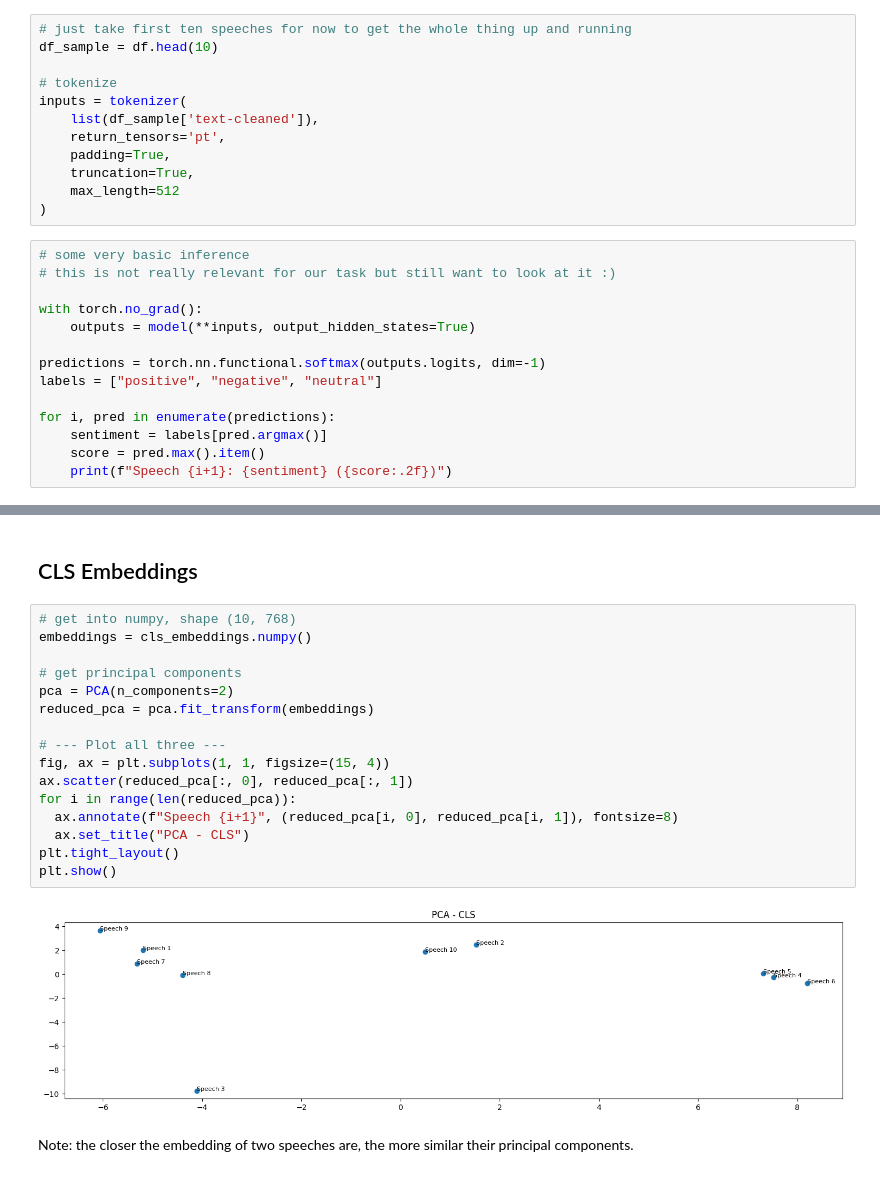
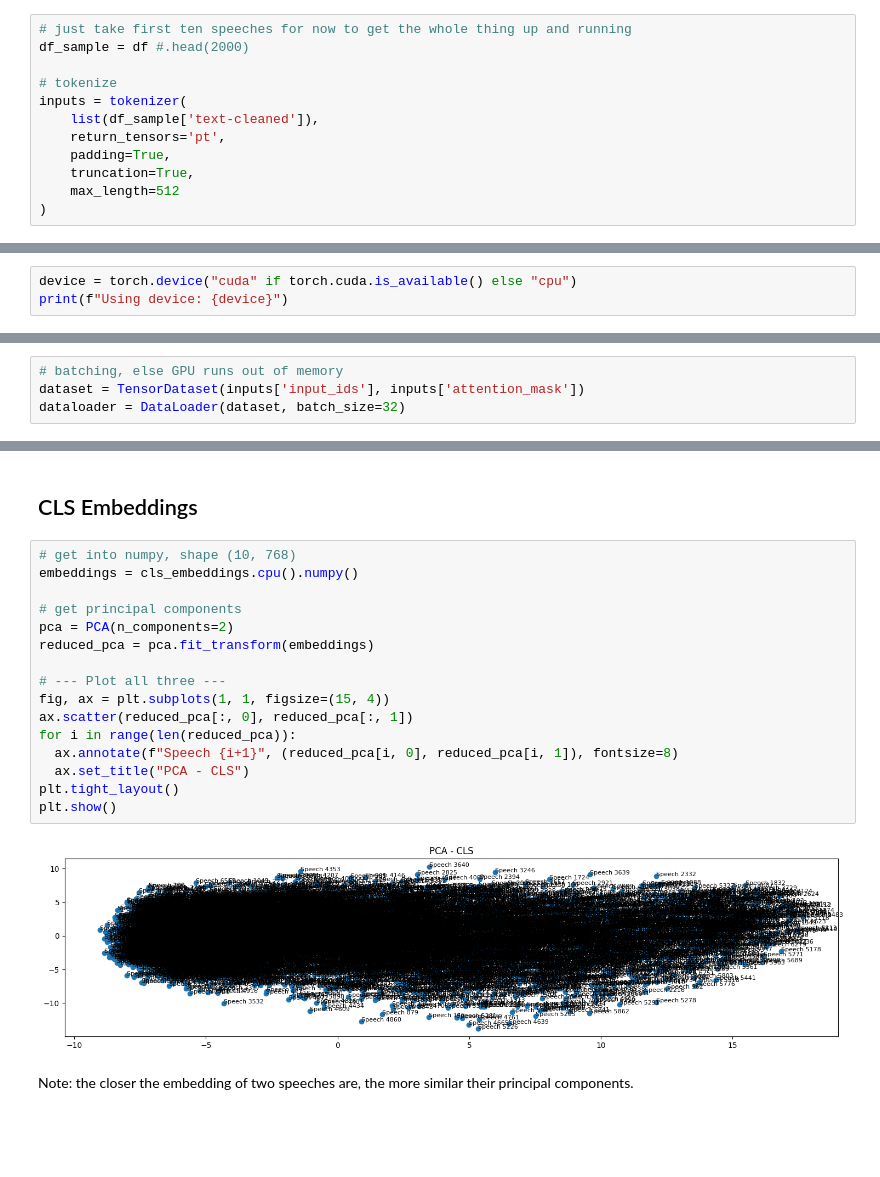
Before and after one commit to minnaheim/aml2026-group-3, a Jupyter notebook: src/embeddings_pipeline.ipynb, the cells around one changed output, grey strips where cells are left out. Cells and saved outputs as stored; diff of their text form; blank space fills up the shorter version.

Commit message:
adjust FinBERT pipeline with batching

```diff
--- a/src/embeddings_pipeline.ipynb
+++ b/src/embeddings_pipeline.ipynb
@@ -68,7 +79,7 @@ Index(['Unnamed: 0', 'URL', 'PDF', 'Title', 'Subtitle', 'Date', 'Authorname',
 # Running the Model
 # %%
 # just take first ten speeches for now to get the whole thing up and running
-df_sample = df.head(10)
+df_sample = df #.head(2000)
 
 # tokenize
 inputs = tokenizer(
@@ -78,17 +89,3 @@ inputs = tokenizer(
     truncation=True,
     max_length=512
 )
-# %%
-# some very basic inference
-# this is not really relevant for our task but still want to look at it :)
-
-with torch.no_grad():
-    outputs = model(**inputs, output_hidden_states=True)
-
-predictions = torch.nn.functional.softmax(outputs.logits, dim=-1)
-labels = ["positive", "negative", "neutral"]
-
-for i, pred in enumerate(predictions):
-    sentiment = labels[pred.argmax()]
-    score = pred.max().item()
-    print(f"Speech {i+1}: {sentiment} ({score:.2f})")
@@ -112,0 +92,3 @@ mean_embeddings = outputs.hidden_states[-1].mean(dim=1)  # shape: (10, 768)
+# %%
+device = torch.device("cuda" if torch.cuda.is_available() else "cpu")
+print(f"Using device: {device}")
@@ -112,0 +97,4 @@ mean_embeddings = outputs.hidden_states[-1].mean(dim=1)  # shape: (10, 768)
+# %%
+# batching, else GPU runs out of memory
+dataset = TensorDataset(inputs['input_ids'], inputs['attention_mask'])
+dataloader = DataLoader(dataset, batch_size=32)
@@ -116,22 +155,22 @@ mean_embeddings = outputs.hidden_states[-1].mean(dim=1)  # shape: (10, 768)
 ## CLS Embeddings
 # %%
 # get into numpy, shape (10, 768)
-embeddings = cls_embeddings.numpy()
+embeddings = cls_embeddings.cpu().numpy()
 
 # get principal components
 pca = PCA(n_components=2)
 reduced_pca = pca.fit_transform(embeddings)
 
 # --- Plot all three ---
 fig, ax = plt.subplots(1, 1, figsize=(15, 4))
 ax.scatter(reduced_pca[:, 0], reduced_pca[:, 1])
 for i in range(len(reduced_pca)):
   ax.annotate(f"Speech {i+1}", (reduced_pca[i, 0], reduced_pca[i, 1]), fontsize=8)
   ax.set_title("PCA - CLS")
 plt.tight_layout()
 plt.show()
 # %% [output]
-[figure, old version]
+[figure, new version]
 # %% [markdown]
 Note: the closer the embedding of two speeches are, the more similar their principal components.
 # %%
```
Also changed, not shown: parts of 12 cells of this notebook, 2 other files.
